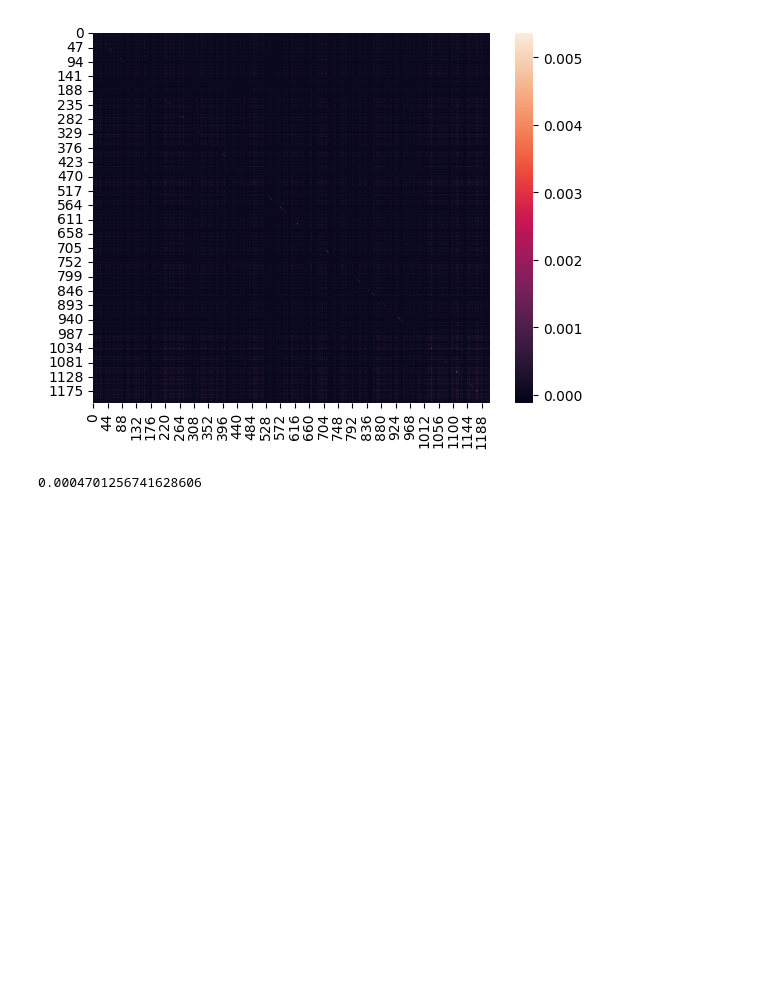
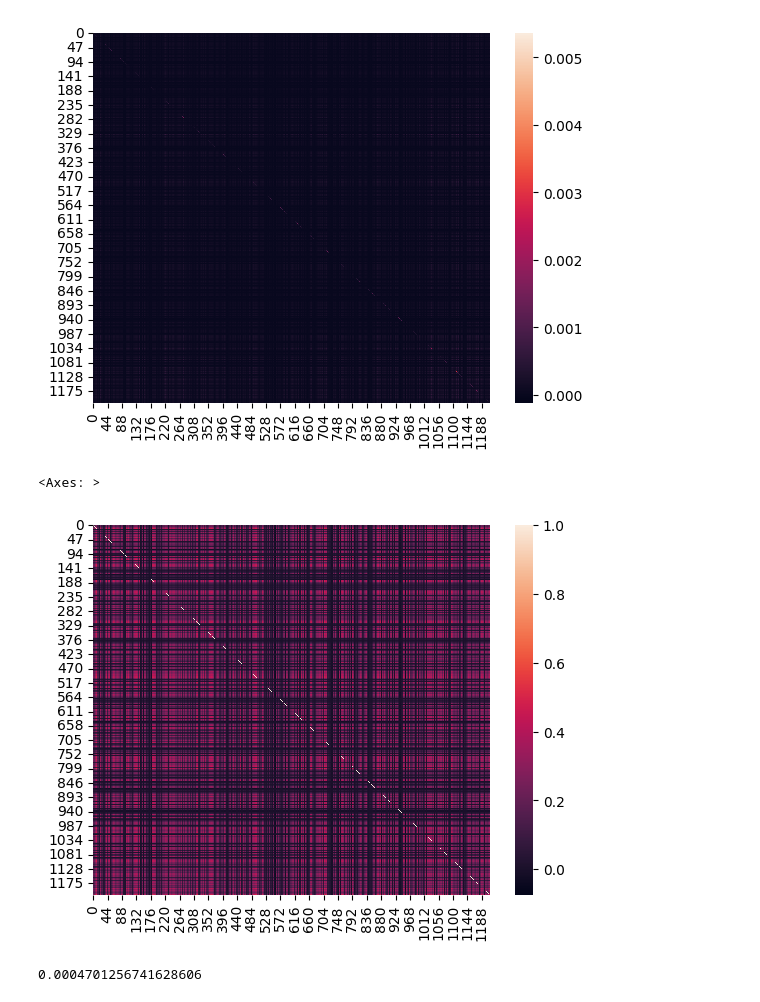
Before and after one commit to MoutetMaxime/net-zero-portfolio, a Jupyter notebook: code/test.ipynb, the cells around one changed output. Saved outputs shown, nothing was run; the diff lists cells and outputs as text; code cells hidden in the pictures; blank space fills up the shorter version.

```diff
--- a/code/test.ipynb
+++ b/code/test.ipynb
@@ -159,6 +159,15 @@ sns.heatmap(cov_matrix_sigma)
 # %% [output]
 <Axes: >
 [figure]
+# %%
+corr_matrix = cov_matrix_sigma / np.outer(
+    np.sqrt(np.diag(cov_matrix_sigma)), np.sqrt(np.diag(cov_matrix_sigma))
+)
+
+sns.heatmap(corr_matrix)
+# %% [output]
+<Axes: >
+[figure, added]
 # %%
 diag = [cov_matrix_sigma[i, i] for i in range(cov_matrix_sigma.shape[0])]
 
```
Also changed, not shown: parts of 2 cells of this notebook, 3 other files.
